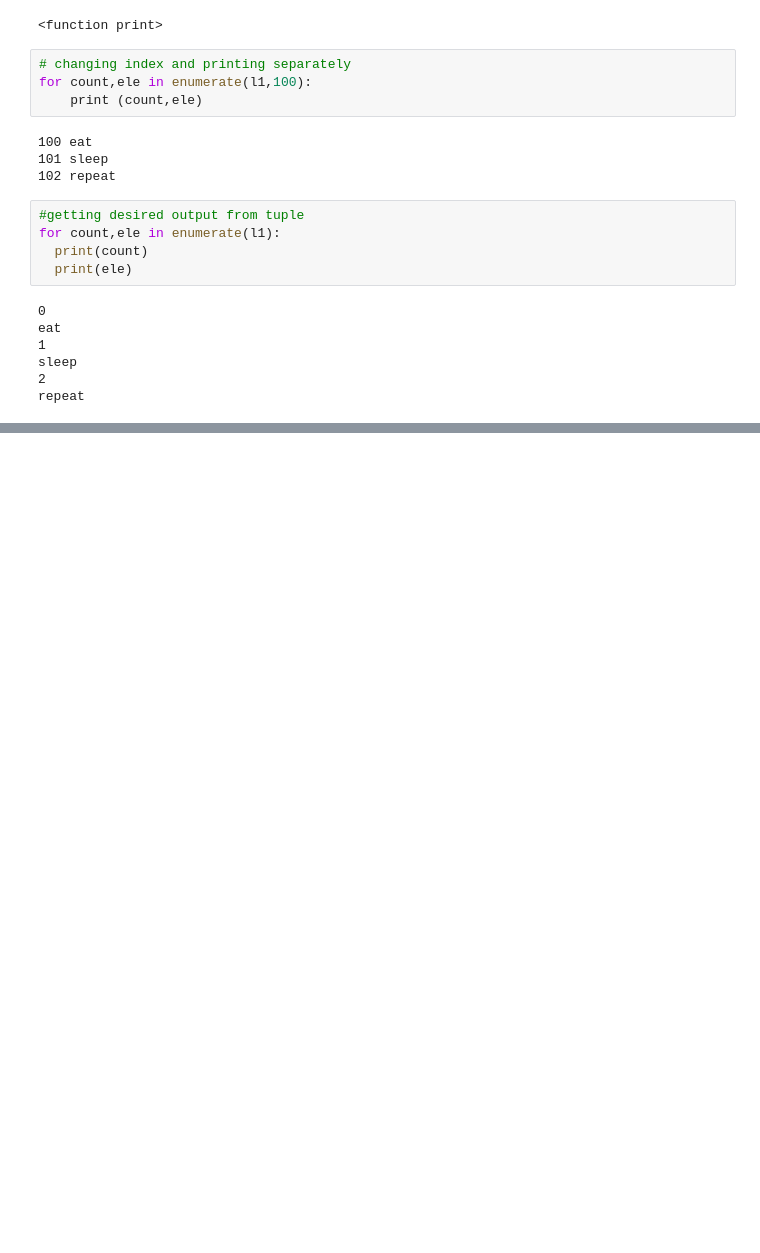
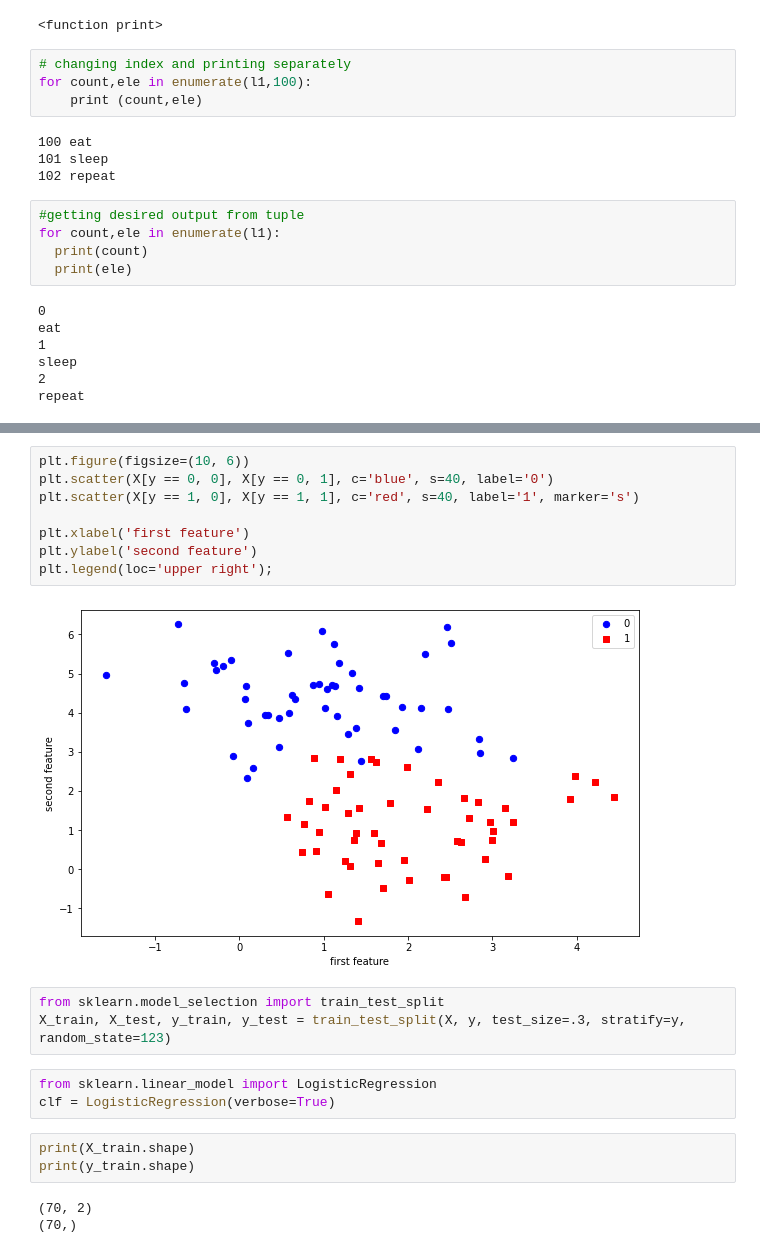
Before and after one commit to Mahrokh-Eb/Machine-Learning-With-Python, a Jupyter notebook: 3_3_skitlearn_Digit.ipynb, the cells around one changed output, grey strips where cells are left out. Saved outputs shown, nothing was run; the diff lists cells and outputs as text; blank space fills up the shorter version.

```diff
--- a/3_3_skitlearn_Digit.ipynb
+++ b/3_3_skitlearn_Digit.ipynb
@@ -182,0 +213,22 @@ repeat
+# %%
+plt.figure(figsize=(10, 6))
+plt.scatter(X[y == 0, 0], X[y == 0, 1], c='blue', s=40, label='0')
+plt.scatter(X[y == 1, 0], X[y == 1, 1], c='red', s=40, label='1', marker='s')
+
+plt.xlabel('first feature')
+plt.ylabel('second feature')
+plt.legend(loc='upper right');
+# %% [output]
+[figure, added]
+# %%
+from sklearn.model_selection import train_test_split
+X_train, X_test, y_train, y_test = train_test_split(X, y, test_size=.3, stratify=y, random_state=123)
+# %%
+from sklearn.linear_model import LogisticRegression
+clf = LogisticRegression(verbose=True)
+# %%
+print(X_train.shape)
+print(y_train.shape)
+# %% [output]
+(70, 2)
+(70,)
```
Also changed, not shown: parts of 12 cells of this notebook.
